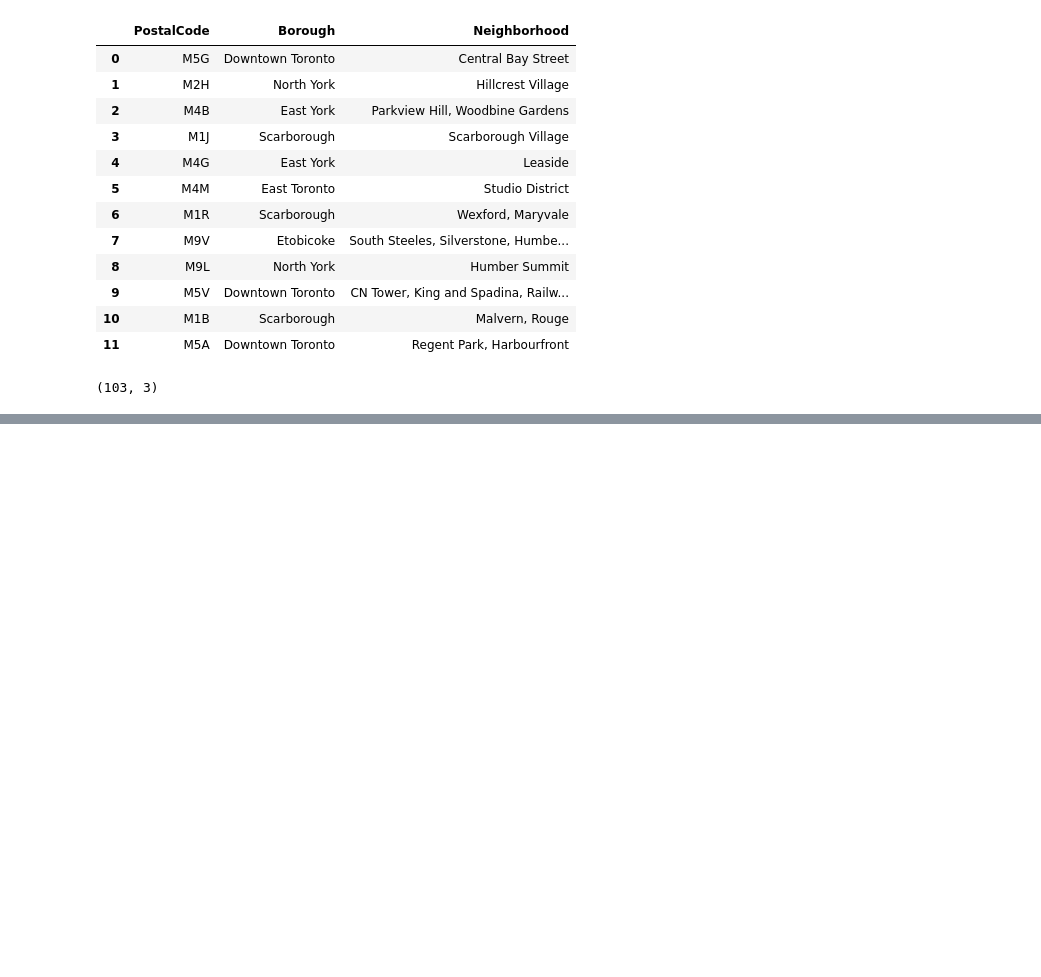
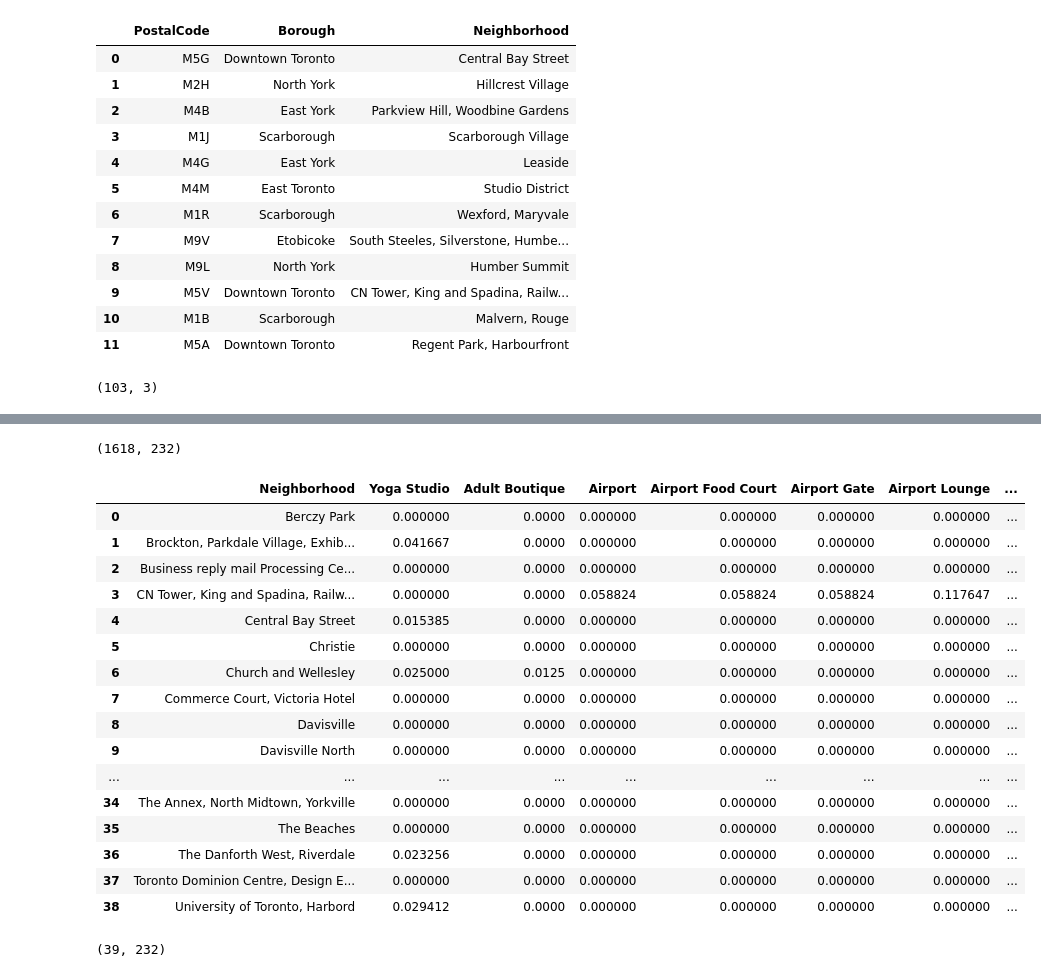
Before and after one commit to jojobear88/Coursera_Capstone, a Jupyter notebook: Week3_Assignment.ipynb, the cells around one changed output, grey strips where cells are left out. Saved outputs shown, nothing was run; the diff lists cells and outputs as text; code cells hidden in the pictures; blank space fills up the shorter version.

```diff
--- a/Week3_Assignment.ipynb
+++ b/Week3_Assignment.ipynb
@@ -147,0 +256,5 @@ toronto_df_grouped.shape
+# %%
+# create a new DataFrame with only boroughs that contain the word Toronto
+toronto_df_new = toronto_df_new[toronto_df_new['Borough'].isin(borough_with_toronto)].reset_index(drop=True)
+print(toronto_df_new.shape)
+toronto_df_new.head()
@@ -147,0 +289,11 @@ toronto_df_grouped.shape
+# %%
+# define Foursquare credential
+CLIENT_ID = 'LGQWG0TYWVC3YYGB5DNMW5GIKIQD2OCZJJQ0SH0N0SFFFLJT' # your Foursquare ID
+CLIENT_SECRET = '5EODL4DTA4XXL40GVKHXV0CM422X3HZPVEES0AHI2JKHY5AF' # your Foursquare Secret
+ACCESS_TOKEN = 'ZZSY5PYCLXHVL0TUEFDS3JDGQTTVS2SEPBTVJOG1MKCVHQSR' # your FourSquare Access Token
+VERSION = '20180605' # Foursquare API version
+LIMIT = 100 # A default Foursquare API limit value
+
+print('Your credentails:')
+print('CLIENT_ID: ' + CLIENT_ID)
+print('CLIENT_SECRET:' + CLIENT_SECRET)
@@ -147,0 +376,12 @@ toronto_df_grouped.shape
+# %%
+# one hot encoding
+toronto_onehot = pd.get_dummies(toronto_venues[['VenueCategory']], prefix="", prefix_sep="")
+
+# add neighborhood column back to dataframe
+toronto_onehot['Neighborhood'] = toronto_venues['Neighborhood']
+
+# move neighborhood column to the first column
+fixed_columns = [toronto_onehot.columns[-1]] + list(toronto_onehot.columns[:-1])
+toronto_onehot = toronto_onehot[fixed_columns]
+
+toronto_onehot.head()
@@ -147,0 +395,29 @@ toronto_df_grouped.shape
+# %%
+toronto_onehot.shape
+# %% [output]
+(1618, 232)
+# %%
+toronto_grouped = toronto_onehot.groupby('Neighborhood').mean().reset_index()
+toronto_grouped
+# %% [output]
+|  | Neighborhood | Yoga Studio | Adult Boutique | Airport | Airport Food Court | Airport Gate | Airport Lounge | ... |
+| 0 | Berczy Park | 0.000000 | 0.0000 | 0.000000 | 0.000000 | 0.000000 | 0.000000 | ... |
+| 1 | Brockton, Parkdale Village, Exhib... | 0.041667 | 0.0000 | 0.000000 | 0.000000 | 0.000000 | 0.000000 | ... |
+| 2 | Business reply mail Processing Ce... | 0.000000 | 0.0000 | 0.000000 | 0.000000 | 0.000000 | 0.000000 | ... |
+| 3 | CN Tower, King and Spadina, Railw... | 0.000000 | 0.0000 | 0.058824 | 0.058824 | 0.058824 | 0.117647 | ... |
+| 4 | Central Bay Street | 0.015385 | 0.0000 | 0.000000 | 0.000000 | 0.000000 | 0.000000 | ... |
+| 5 | Christie | 0.000000 | 0.0000 | 0.000000 | 0.000000 | 0.000000 | 0.000000 | ... |
+| 6 | Church and Wellesley | 0.025000 | 0.0125 | 0.000000 | 0.000000 | 0.000000 | 0.000000 | ... |
+| 7 | Commerce Court, Victoria Hotel | 0.000000 | 0.0000 | 0.000000 | 0.000000 | 0.000000 | 0.000000 | ... |
+| 8 | Davisville | 0.000000 | 0.0000 | 0.000000 | 0.000000 | 0.000000 | 0.000000 | ... |
+| 9 | Davisville North | 0.000000 | 0.0000 | 0.000000 | 0.000000 | 0.000000 | 0.000000 | ... |
+| ... | ... | ... | ... | ... | ... | ... | ... | ... |
+| 34 | The Annex, North Midtown, Yorkville | 0.000000 | 0.0000 | 0.000000 | 0.000000 | 0.000000 | 0.000000 | ... |
+| 35 | The Beaches | 0.000000 | 0.0000 | 0.000000 | 0.000000 | 0.000000 | 0.000000 | ... |
+| 36 | The Danforth West, Riverdale | 0.023256 | 0.0000 | 0.000000 | 0.000000 | 0.000000 | 0.000000 | ... |
+| 37 | Toronto Dominion Centre, Design E... | 0.000000 | 0.0000 | 0.000000 | 0.000000 | 0.000000 | 0.000000 | ... |
+| 38 | University of Toronto, Harbord | 0.029412 | 0.0000 | 0.000000 | 0.000000 | 0.000000 | 0.000000 | ... |
+# %%
+toronto_grouped.shape
+# %% [output]
+(39, 232)
```
Also changed, not shown: parts of 29 cells of this notebook.
